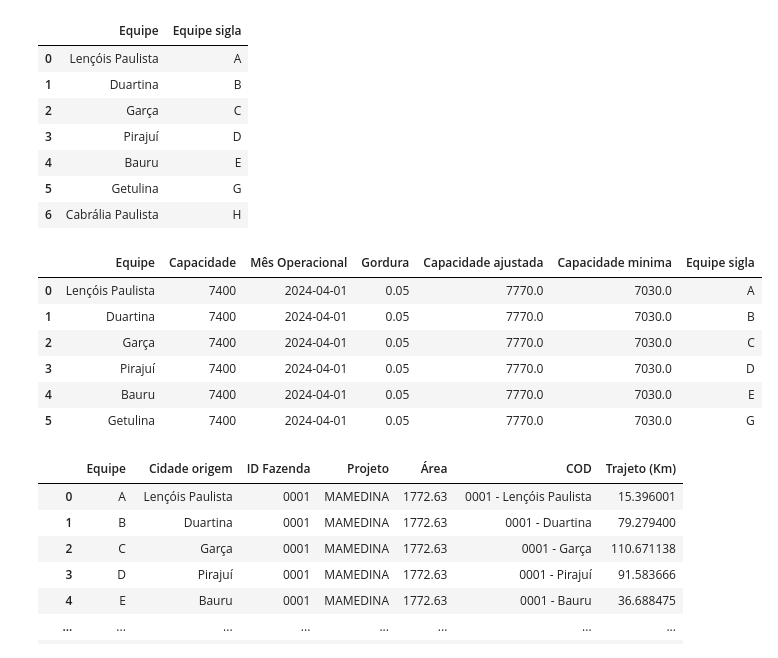
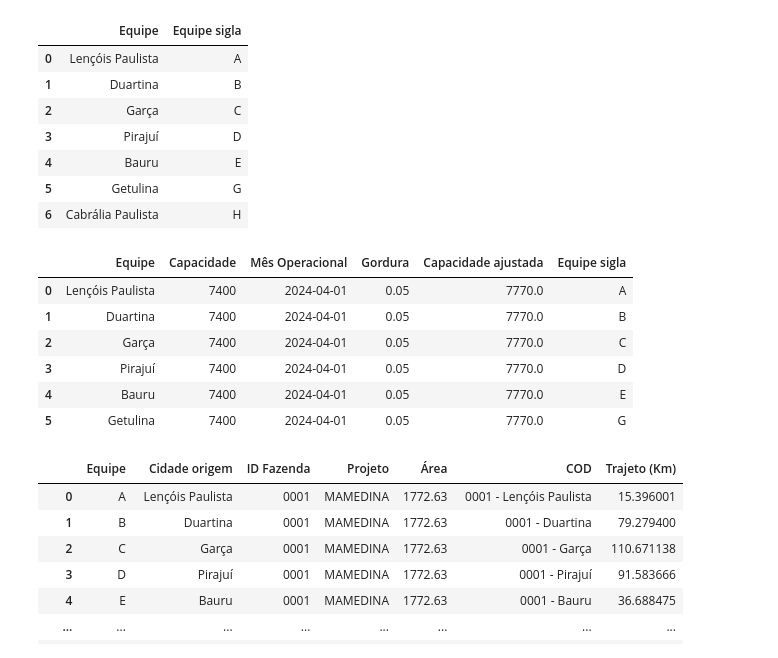
Before and after one commit to Ga-Moura/otimizacao, a Jupyter notebook: otimizacao.V2.ipynb, the cells around one changed output. Saved outputs shown, nothing was run; the diff lists cells and outputs as text; code cells hidden in the pictures.

```diff
--- a/otimizacao.V2.ipynb
+++ b/otimizacao.V2.ipynb
@@ -10,7 +11,7 @@ import matplotlib.pyplot as plt
 otimizacao_rotas = pd.read_excel("Otimização de rotas.xlsx",sheet_name='Trajeto Geral (Equ x Base Faz)', skiprows=6).drop(['Unnamed: 0','Unnamed: 1'],axis=1)
 # %%
 #Capacidade por equipe
-capacidade_equipe = pd.read_excel('Cadastro equipes e demandas.xlsx', sheet_name='Capacidade por equipe')
+capacidade_equipe = pd.read_excel("cadastro equipes e demandas.xlsx", sheet_name='Capacidade por equipe')
 # %%
 #Base de demandas
 
@@ -60,24 +61,24 @@ equipes_base.head(len(equipes))
 # %%
 #Capacidade da equipe
 
 capacidade_equipe['Gordura'] = 0.05
 
 capacidade_equipe['Capacidade ajustada'] = (capacidade_equipe['Gordura'] * capacidade_equipe['Capacidade']) + capacidade_equipe['Capacidade']
 
-capacidade_equipe['Capacidade minima'] = capacidade_equipe['Capacidade'] - (capacidade_equipe['Gordura'] * capacidade_equipe['Capacidade'])
+#capacidade_equipe['Capacidade minima'] = capacidade_equipe['Capacidade'] - (capacidade_equipe['Gordura'] * capacidade_equipe['Capacidade'])
 
 
 capacidade_equipe = capacidade_equipe.merge(equipes_base, on='Equipe', how='left')
 
 capacidade_equipe.head(6)
 # %% [output]
-|  | Equipe | Capacidade | Mês Operacional | Gordura | Capacidade ajustada | Capacidade minima | Equipe sigla |
-| 0 | Lençóis Paulista | 7400 | 2024-04-01 | 0.05 | 7770.0 | 7030.0 | A |
-| 1 | Duartina | 7400 | 2024-04-01 | 0.05 | 7770.0 | 7030.0 | B |
-| 2 | Garça | 7400 | 2024-04-01 | 0.05 | 7770.0 | 7030.0 | C |
-| 3 | Pirajuí | 7400 | 2024-04-01 | 0.05 | 7770.0 | 7030.0 | D |
-| 4 | Bauru | 7400 | 2024-04-01 | 0.05 | 7770.0 | 7030.0 | E |
-| 5 | Getulina | 7400 | 2024-04-01 | 0.05 | 7770.0 | 7030.0 | G |
+|  | Equipe | Capacidade | Mês Operacional | Gordura | Capacidade ajustada | Equipe sigla |
+| 0 | Lençóis Paulista | 7400 | 2024-04-01 | 0.05 | 7770.0 | A |
+| 1 | Duartina | 7400 | 2024-04-01 | 0.05 | 7770.0 | B |
+| 2 | Garça | 7400 | 2024-04-01 | 0.05 | 7770.0 | C |
+| 3 | Pirajuí | 7400 | 2024-04-01 | 0.05 | 7770.0 | D |
+| 4 | Bauru | 7400 | 2024-04-01 | 0.05 | 7770.0 | E |
+| 5 | Getulina | 7400 | 2024-04-01 | 0.05 | 7770.0 | G |
 # %%
 #Otimização de rotas
 
```
Also changed, not shown: parts of 18 cells of this notebook.
